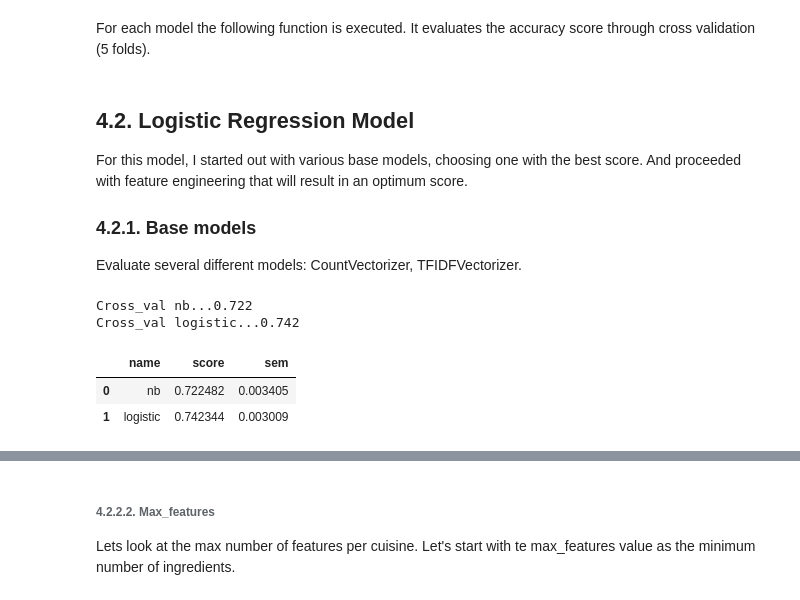
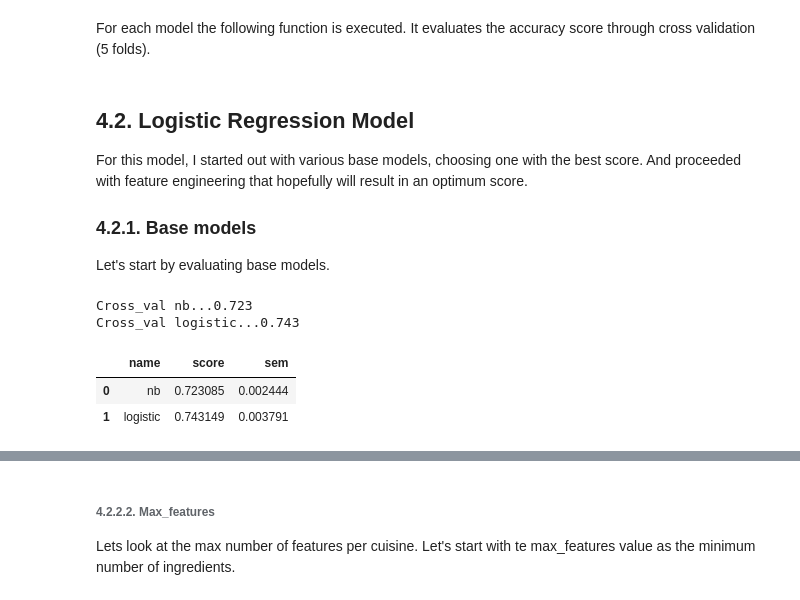
Before and after one commit to bluegrapes/DAT8Coursework, a Jupyter notebook: project2/code/README.ipynb, the cells around one changed output, grey strips where cells are left out. Drawn from its saved outputs; the diff is of its cells as text; code cells hidden in the pictures.

```diff
--- a/project2/code/README.ipynb
+++ b/project2/code/README.ipynb
@@ -364,10 +393,13 @@ def clean_ingredients(ingredients):
             newone = thesauri[one]
         # if is not a stop word, then append
         new_ingredients.append(
-            " ".join([stemmer.stem(t) for t in word_tokenize(one) if not t in stopwords])
+            " ".join([stemmer.stem(t) for t in word_tokenize(newone) if not t in stopwords])
         )
     return new_ingredients
+
+class Tokenizer(object):
+    def __call__(self, doc):
+        return doc.split(",")
 # %%
 # now do it for all observations
-df['ingredients_comma_all'] = df.ingredients.apply(lambda x: ",".join(clean_ingredients(x)))
-df['ingredients_all'] = df.ingredients.apply(lambda x: " ".join(clean_ingredients(x)))
+df['ingredients_all'] = df.ingredients.apply(lambda x: ",".join(clean_ingredients(x)))
@@ -380,2 +406,6 @@ romain lettuc black oliv grape tomato garlic pepper purpl onion season garbanzo
 # %% [markdown]
 Setting the response variable.
+# %%
+# mapping categorical response var
+cuisine_mapping = {label:idx for idx,label in enumerate(np.unique(df['cuisine']))}
+cuisine_mapping
@@ -382,6 +433,6 @@ Setting the response variable.
 # %%
 # mapping categorical response var
-df['cuisine_idx'] = pd.factorize(df['cuisine'])[0]
+df['cuisine_idx'] = df.cuisine.map(cuisine_mapping)
 # set the response variable
 y = df['cuisine_idx']
 # %% [markdown]
@@ -413,31 +485,32 @@ class Tokenizer(object):
 # %% [markdown]
 ## 4.2. Logistic Regression Model
 
-For this model, I started out with various base models, choosing one with the best score. And proceeded with feature engineering that will result in an optimum score.
+For this model, I started out with various base models, choosing one with the best score. And proceeded with feature engineering that hopefully will result in an optimum score.
 
 ### 4.2.1. Base models
 
-Evaluate several different models: CountVectorizer, TFIDFVectorizer.
+Let's start by evaluating base models.
 # %%
+# base models
 models = [
     ('nb',
         Pipeline([('vect', CountVectorizer(strip_accents='unicode')),
                   ('clf', MultinomialNB())
                  ])
     ),
     ('logistic',
-        Pipeline([('vect', TfidfVectorizer(strip_accents='unicode')),
+        Pipeline([('vect', TfidfVectorizer(strip_accents='unicode', tokenizer=Tokenizer())),
                   ('clf', LogisticRegression(C=1e9))
                  ])
     ),
 ]
 X = df['ingredients_all']
 predLst = cross_val_models(models, X, y, 5)
 predDf = pd.DataFrame.from_dict(predLst)
 predDf
 # %% [output]
-Cross_val nb...0.722
-Cross_val logistic...0.742
+Cross_val nb...0.723
+Cross_val logistic...0.743
 |  | name | score | sem |
-| 0 | nb | 0.722482 | 0.003405 |
-| 1 | logistic | 0.742344 | 0.003009 |
+| 0 | nb | 0.723085 | 0.002444 |
+| 1 | logistic | 0.743149 | 0.003791 |
```
Also changed, not shown: parts of 77 cells of this notebook, 4 other files.
